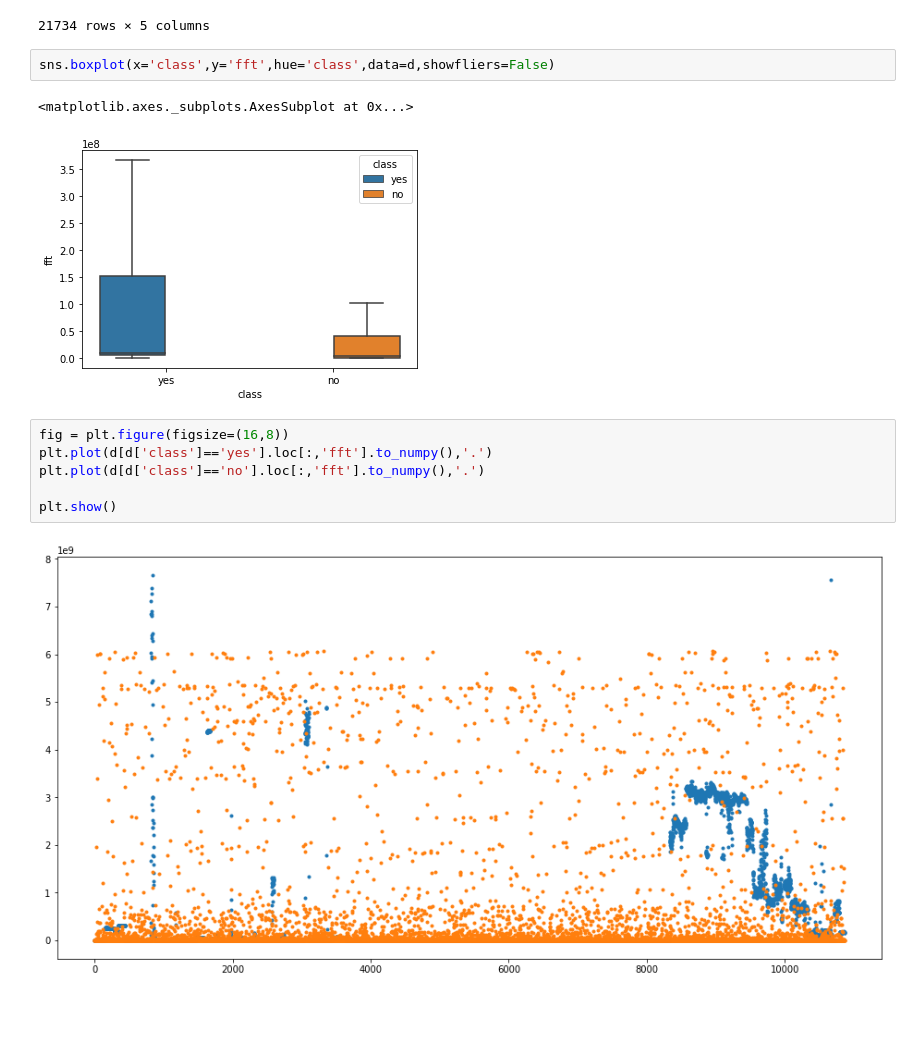
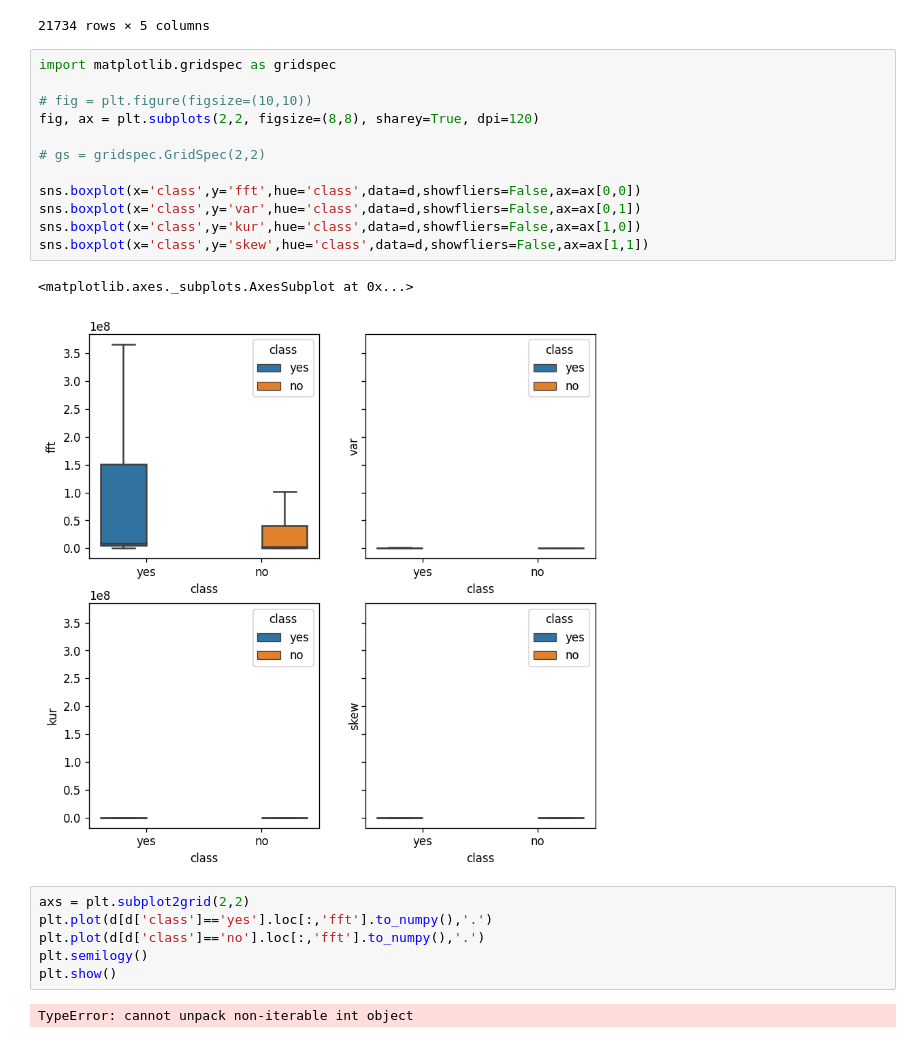
Before and after one commit to davicn/mestrado-ppgee, a Jupyter notebook: notebooks/graph_emg_gnsz.ipynb, the cells around one changed output. Cells and saved outputs as stored; diff of their text form; blank space fills up the shorter version.

Commit message:
Bosplot, scatterplot e pairplot

```diff
--- a/notebooks/graph_emg_gnsz.ipynb
+++ b/notebooks/graph_emg_gnsz.ipynb
@@ -23,16 +23,26 @@ d
 | 21732 | 7.024779e+03 | -1.508432 | 0.021711 | 1.878543e+06 | no |
 | 21733 | 2.097198e+04 | -1.487106 | -0.043647 | 5.338601e+06 | no |
 21734 rows × 5 columns
-# %%
-sns.boxplot(x='class',y='fft',hue='class',data=d,showfliers=False)
-# %% [output]
-<matplotlib.axes._subplots.AxesSubplot at 0x...>
-[figure, removed]
+# %%
+import matplotlib.gridspec as gridspec
+
+# fig = plt.figure(figsize=(10,10))
+fig, ax = plt.subplots(2,2, figsize=(8,8), sharey=True, dpi=120)
+
+# gs = gridspec.GridSpec(2,2)
+
+sns.boxplot(x='class',y='fft',hue='class',data=d,showfliers=False,ax=ax[0,0])
+sns.boxplot(x='class',y='var',hue='class',data=d,showfliers=False,ax=ax[0,1])
+sns.boxplot(x='class',y='kur',hue='class',data=d,showfliers=False,ax=ax[1,0])
+sns.boxplot(x='class',y='skew',hue='class',data=d,showfliers=False,ax=ax[1,1])
+# %% [output]
+<matplotlib.axes._subplots.AxesSubplot at 0x...>
+[figure, added]
 # %%
-fig = plt.figure(figsize=(16,8))
+axs = plt.subplot2grid(2,2)
 plt.plot(d[d['class']=='yes'].loc[:,'fft'].to_numpy(),'.')
 plt.plot(d[d['class']=='no'].loc[:,'fft'].to_numpy(),'.')
-
+plt.semilogy()
 plt.show()
 # %% [output]
-[figure, removed]
+TypeError: cannot unpack non-iterable int object
```
